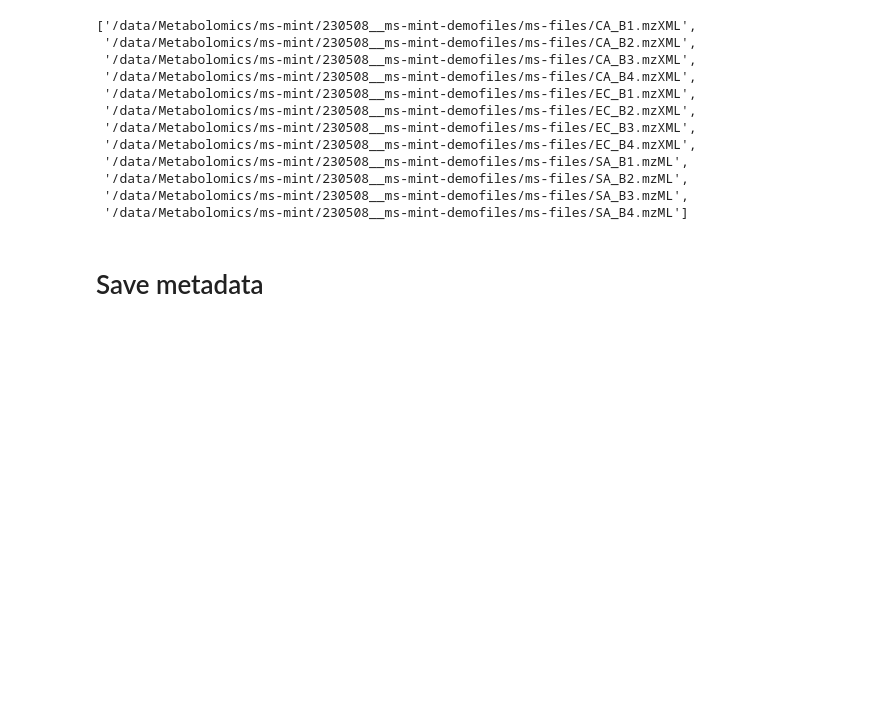
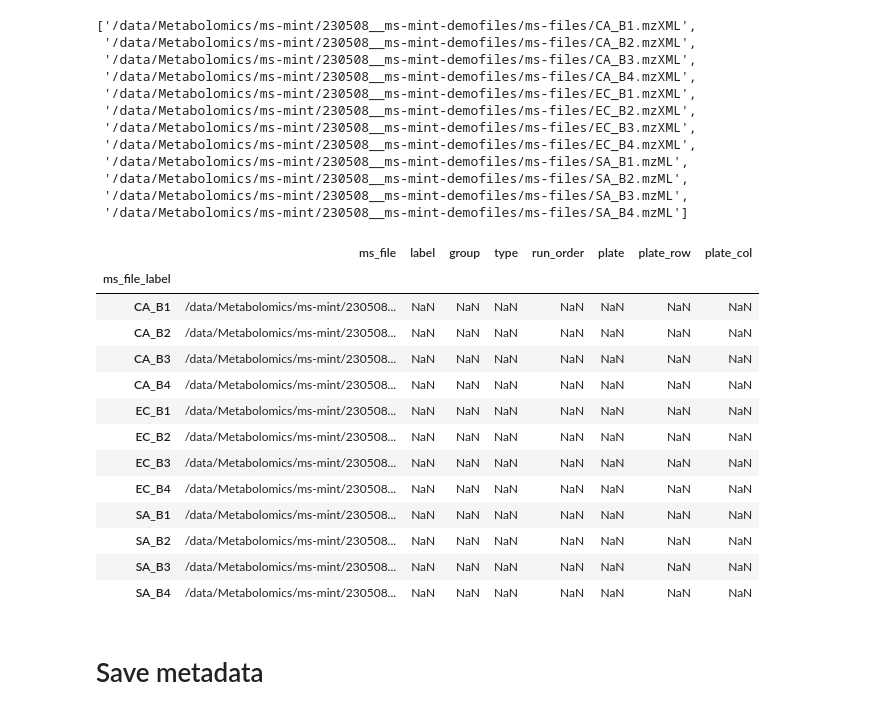
Before and after one commit to LewisResearchGroup/ms-mint, a Jupyter notebook: notebooks/Example-run-mint.ipynb, the cells around one changed output. Cells and saved outputs as stored; diff of their text form; code cells hidden in the pictures; blank space fills up the shorter version.

```diff
--- a/notebooks/Example-run-mint.ipynb
+++ b/notebooks/Example-run-mint.ipynb
@@ -223,6 +223,23 @@ mint.ms_files
  '/data/Metabolomics/ms-mint/230508__ms-mint-demofiles/ms-files/SA_B2.mzML',
  '/data/Metabolomics/ms-mint/230508__ms-mint-demofiles/ms-files/SA_B3.mzML',
  '/data/Metabolomics/ms-mint/230508__ms-mint-demofiles/ms-files/SA_B4.mzML']
+# %%
+mint.meta
+# %% [output]
+|  | ms_file | label | group | type | run_order | plate | plate_row | plate_col |
+| ms_file_label |  |  |  |  |  |  |  |  |
+| CA_B1 | /data/Metabolomics/ms-mint/230508... | NaN | NaN | NaN | NaN | NaN | NaN | NaN |
+| CA_B2 | /data/Metabolomics/ms-mint/230508... | NaN | NaN | NaN | NaN | NaN | NaN | NaN |
+| CA_B3 | /data/Metabolomics/ms-mint/230508... | NaN | NaN | NaN | NaN | NaN | NaN | NaN |
+| CA_B4 | /data/Metabolomics/ms-mint/230508... | NaN | NaN | NaN | NaN | NaN | NaN | NaN |
+| EC_B1 | /data/Metabolomics/ms-mint/230508... | NaN | NaN | NaN | NaN | NaN | NaN | NaN |
+| EC_B2 | /data/Metabolomics/ms-mint/230508... | NaN | NaN | NaN | NaN | NaN | NaN | NaN |
+| EC_B3 | /data/Metabolomics/ms-mint/230508... | NaN | NaN | NaN | NaN | NaN | NaN | NaN |
+| EC_B4 | /data/Metabolomics/ms-mint/230508... | NaN | NaN | NaN | NaN | NaN | NaN | NaN |
+| SA_B1 | /data/Metabolomics/ms-mint/230508... | NaN | NaN | NaN | NaN | NaN | NaN | NaN |
+| SA_B2 | /data/Metabolomics/ms-mint/230508... | NaN | NaN | NaN | NaN | NaN | NaN | NaN |
+| SA_B3 | /data/Metabolomics/ms-mint/230508... | NaN | NaN | NaN | NaN | NaN | NaN | NaN |
+| SA_B4 | /data/Metabolomics/ms-mint/230508... | NaN | NaN | NaN | NaN | NaN | NaN | NaN |
 # %%
 mint.meta['label'] = [e.split('_')[0] for e in mint.meta.index]
 # %% [markdown]
```
Also changed, not shown: parts of 1 cell of this notebook, 2 other files.
